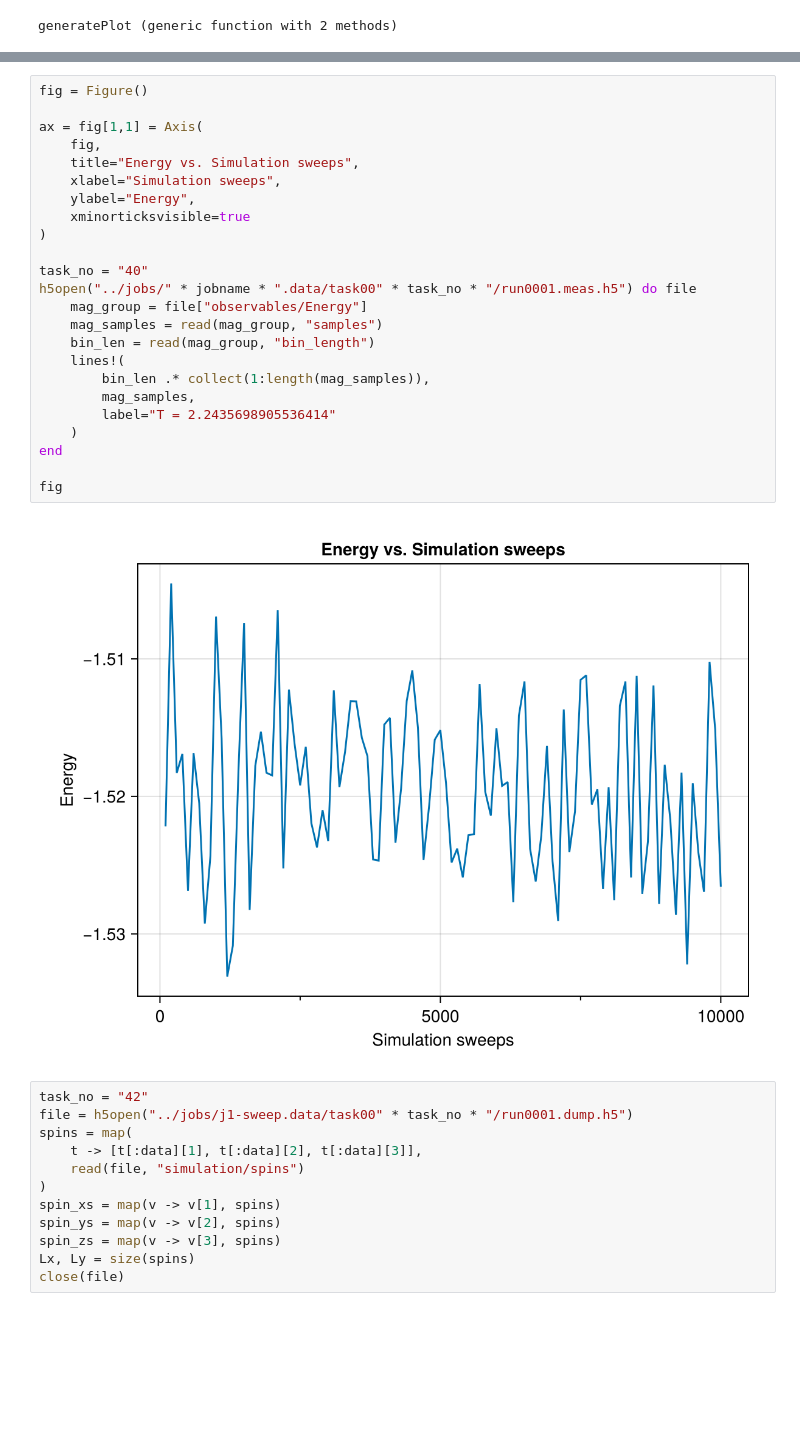
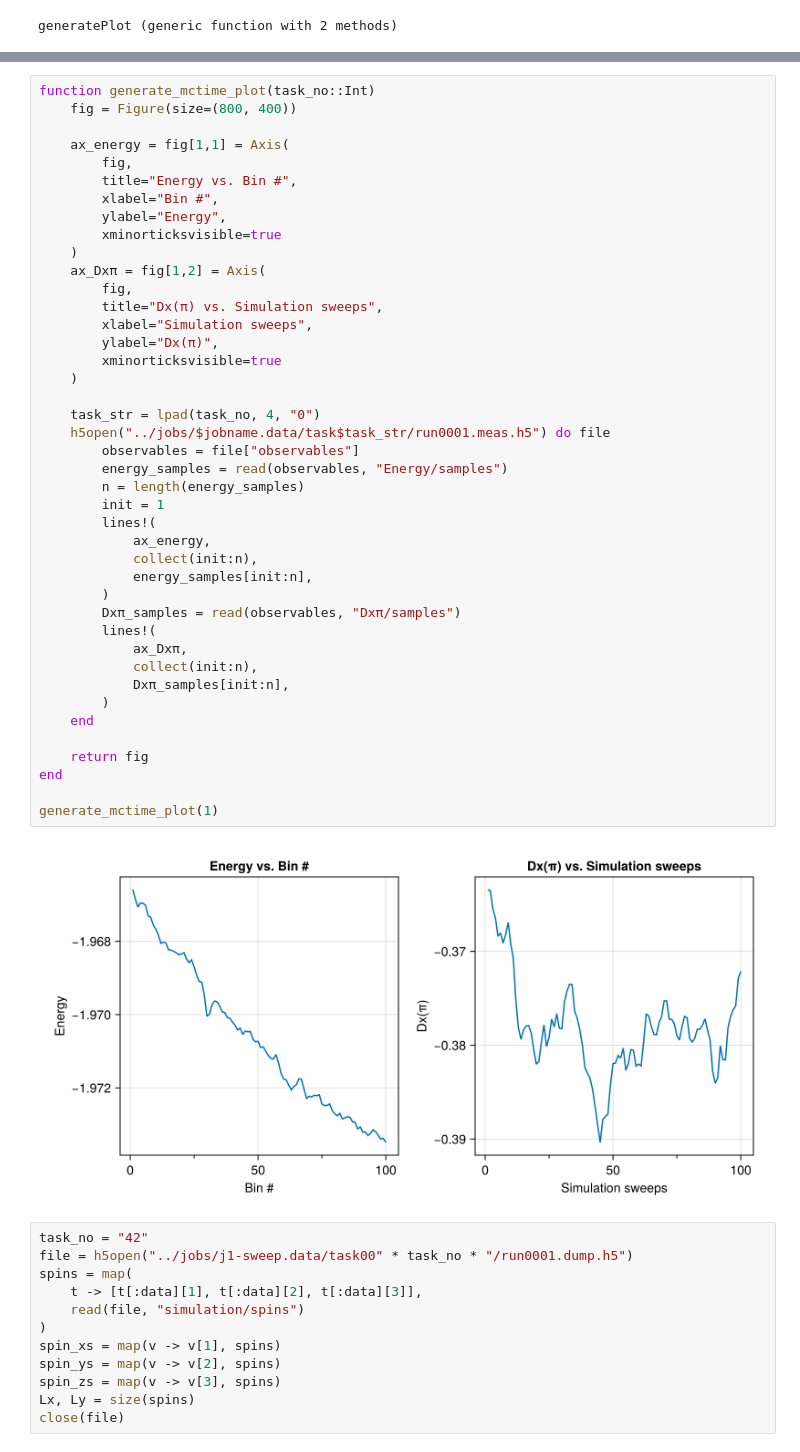
Before and after one commit to PatXue/Biquadratic.jl, a Jupyter notebook: analysis/temp-sweep.ipynb, the cells around one changed output, grey strips where cells are left out. Drawn from its saved outputs; the diff is of its cells as text; blank space fills up the shorter version.

```diff
--- a/analysis/temp-sweep.ipynb
+++ b/analysis/temp-sweep.ipynb
@@ -130,29 +126,47 @@ fig = generatePlot(
-# %%
-fig = Figure()
-
-ax = fig[1,1] = Axis(
-    fig,
-    title="Energy vs. Simulation sweeps",
-    xlabel="Simulation sweeps",
-    ylabel="Energy",
-    xminorticksvisible=true
-)
-
-task_no = "40"
-h5open("../jobs/" * jobname * ".data/task00" * task_no * "/run0001.meas.h5") do file
-    mag_group = file["observables/Energy"]
-    mag_samples = read(mag_group, "samples")
-    bin_len = read(mag_group, "bin_length")
-    lines!(
-        bin_len .* collect(1:length(mag_samples)),
-        mag_samples,
-        label="T = 2.2435698905536414"
-    )
-end
-
-fig
-# %% [output]
-[figure, removed]
+# %%
+function generate_mctime_plot(task_no::Int)
+    fig = Figure(size=(800, 400))
+
+    ax_energy = fig[1,1] = Axis(
+        fig,
+        title="Energy vs. Bin #",
+        xlabel="Bin #",
+        ylabel="Energy",
+        xminorticksvisible=true
+    )
+    ax_Dxπ = fig[1,2] = Axis(
+        fig,
+        title="Dx(π) vs. Simulation sweeps",
+        xlabel="Simulation sweeps",
+        ylabel="Dx(π)",
+        xminorticksvisible=true
+    )
+
+    task_str = lpad(task_no, 4, "0")
+    h5open("../jobs/$jobname.data/task$task_str/run0001.meas.h5") do file
+        observables = file["observables"]
+        energy_samples = read(observables, "Energy/samples")
+        n = length(energy_samples)
+        init = 1
+        lines!(
+            ax_energy,
+            collect(init:n),
+            energy_samples[init:n],
+        )
+        Dxπ_samples = read(observables, "Dxπ/samples")
+        lines!(
+            ax_Dxπ,
+            collect(init:n),
+            Dxπ_samples[init:n],
+        )
+    end
+
+    return fig
+end
+
+generate_mctime_plot(1)
+# %% [output]
+[figure, added]
 # %%
 task_no = "42"
 file = h5open("../jobs/j1-sweep.data/task00" * task_no * "/run0001.dump.h5")
```
Also changed, not shown: parts of 5 cells of this notebook.
